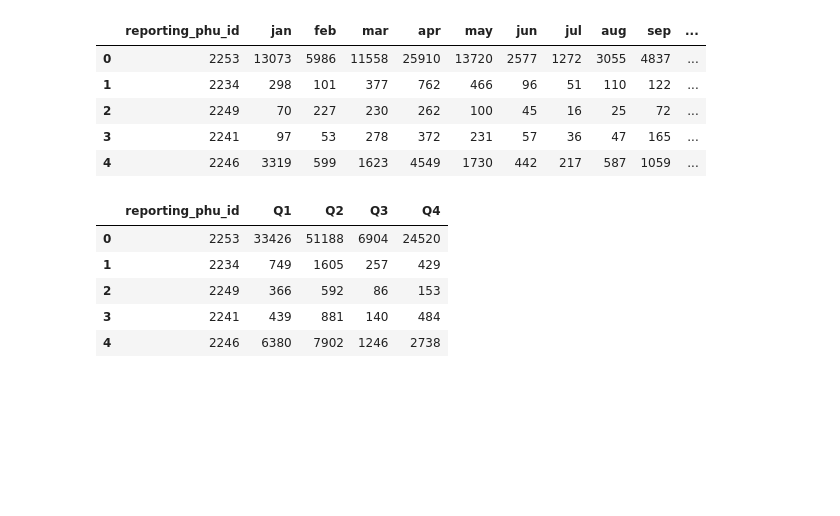
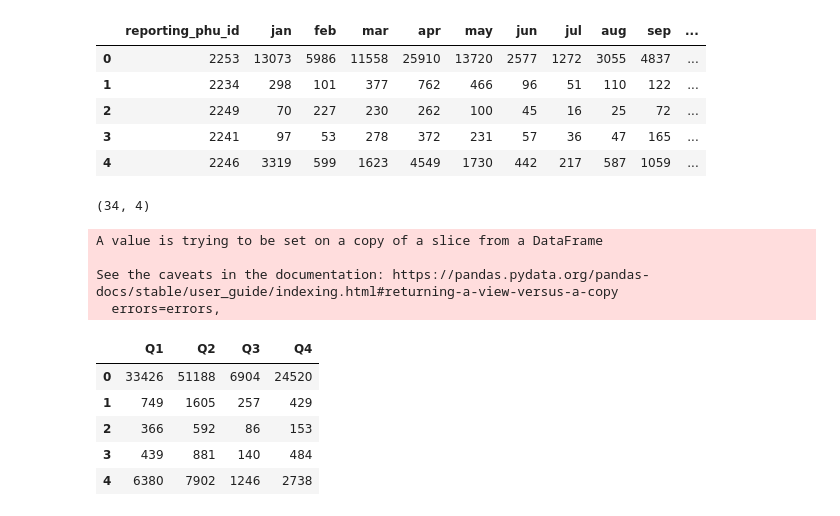
Before and after one commit to ramonmsa/COVID-19-Confirmed-Cases-in-Ontario, a Jupyter notebook: Model_Code/prototype3.ipynb, the cells around one changed output. Drawn from its saved outputs; the diff is of its cells as text; code cells hidden in the pictures; blank space fills up the shorter version.

```diff
--- a/Model_Code/prototype3.ipynb
+++ b/Model_Code/prototype3.ipynb
@@ -70,11 +68,20 @@ See the caveats in the documentation: https://pandas.pydata.org/pandas-docs/stab
 | 4 | 2246 | 3319 | 599 | 1623 | 4549 | 1730 | 442 | 217 | 587 | 1059 | ... |
 # %%
 caseDF_revised = caseDF[['reporting_phu_id', 'Q1', 'Q2', 'Q3', 'Q4']]
+# caseDF_revised.set_index('reporting_phu_id', inplace=True, drop=True)
+ids = caseDF_revised['reporting_phu_id']
+caseDF_revised.drop(columns = ['reporting_phu_id'], inplace = True)
+print(caseDF_revised.shape)
 caseDF_revised.head()
 # %% [output]
+(34, 4)
+A value is trying to be set on a copy of a slice from a DataFrame
+
+See the caveats in the documentation: https://pandas.pydata.org/pandas-docs/stable/user_guide/indexing.html#returning-a-view-versus-a-copy
+  errors=errors,
-|  | reporting_phu_id | Q1 | Q2 | Q3 | Q4 |
-| 0 | 2253 | 33426 | 51188 | 6904 | 24520 |
-| 1 | 2234 | 749 | 1605 | 257 | 429 |
-| 2 | 2249 | 366 | 592 | 86 | 153 |
-| 3 | 2241 | 439 | 881 | 140 | 484 |
-| 4 | 2246 | 6380 | 7902 | 1246 | 2738 |
+|  | Q1 | Q2 | Q3 | Q4 |
+| 0 | 33426 | 51188 | 6904 | 24520 |
+| 1 | 749 | 1605 | 257 | 429 |
+| 2 | 366 | 592 | 86 | 153 |
+| 3 | 439 | 881 | 140 | 484 |
+| 4 | 6380 | 7902 | 1246 | 2738 |
```
Also changed, not shown: parts of 11 cells of this notebook, 3 other files.
